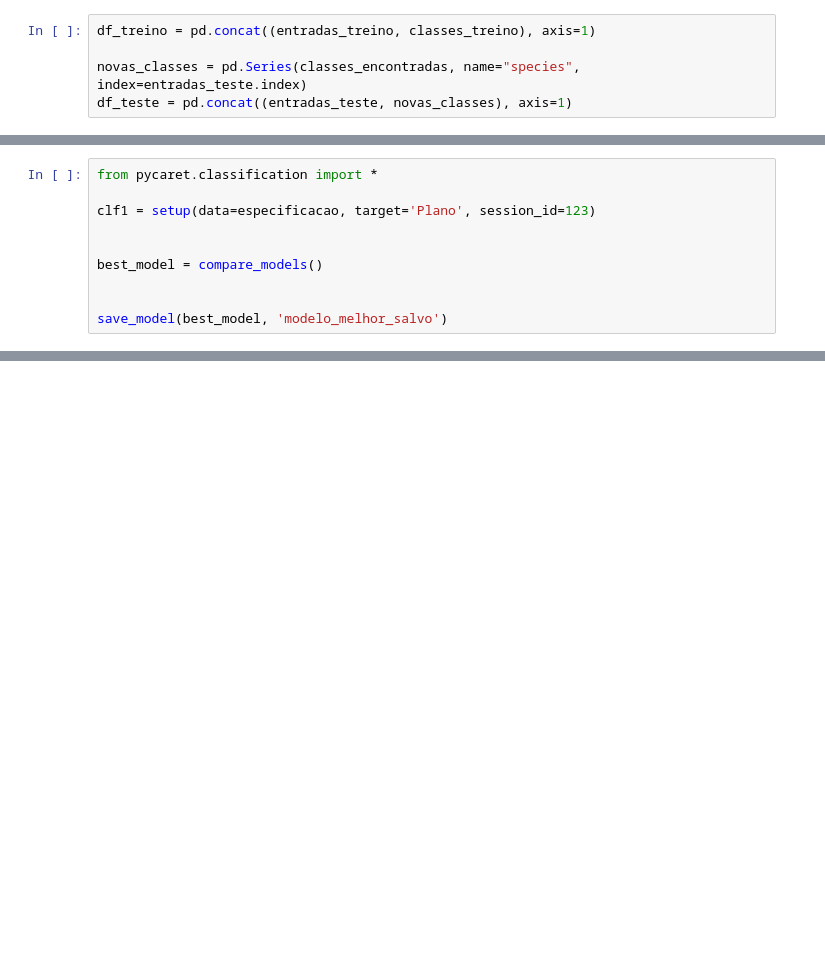
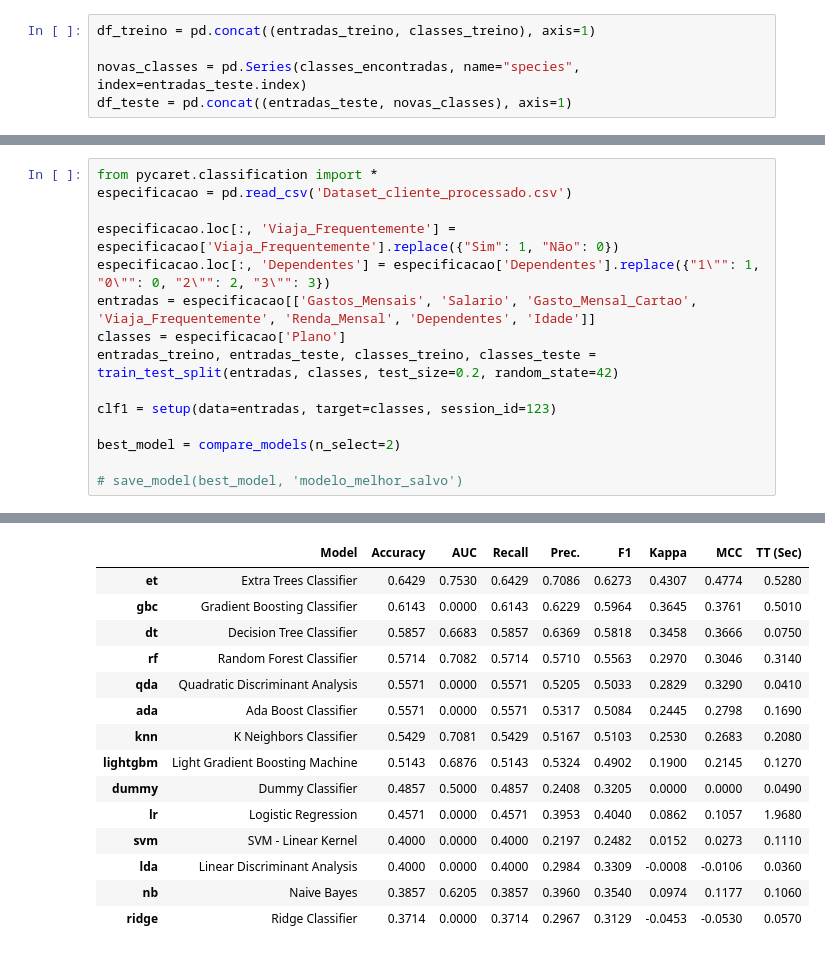
Before and after one commit to gabrielmendesoficial/cgeniusIA, a Jupyter notebook: tratamento_dados.ipynb, the cells around one changed output, grey strips where cells are left out. Cells and saved outputs as stored; diff of their text form; blank space fills up the shorter version.

```diff
--- a/tratamento_dados.ipynb
+++ b/tratamento_dados.ipynb
@@ -187,10 +304,16 @@ print(f'Matriz de Confusão:\n{matriz_confusao}')
-# %%
-from pycaret.classification import *
-
-clf1 = setup(data=especificacao, target='Plano', session_id=123)
-
-
-best_model = compare_models()
-
-
-save_model(best_model, 'modelo_melhor_salvo')
+# %%
+from pycaret.classification import *
+especificacao = pd.read_csv('Dataset_cliente_processado.csv')
+
+especificacao.loc[:, 'Viaja_Frequentemente'] = especificacao['Viaja_Frequentemente'].replace({"Sim": 1, "Não": 0})
+especificacao.loc[:, 'Dependentes'] = especificacao['Dependentes'].replace({"1\"": 1, "0\"": 0, "2\"": 2, "3\"": 3})
+entradas = especificacao[['Gastos_Mensais', 'Salario', 'Gasto_Mensal_Cartao', 'Viaja_Frequentemente', 'Renda_Mensal', 'Dependentes', 'Idade']]
+classes = especificacao['Plano']
+entradas_treino, entradas_teste, classes_treino, classes_teste = train_test_split(entradas, classes, test_size=0.2, random_state=42)
+
+clf1 = setup(data=entradas, target=classes, session_id=123)
+
+best_model = compare_models(n_select=2)
+
+# save_model(best_model, 'modelo_melhor_salvo')
+# %% [output]
@@ -196,0 +338,15 @@ save_model(best_model, 'modelo_melhor_salvo')
+|  | Model | Accuracy | AUC | Recall | Prec. | F1 | Kappa | MCC | TT (Sec) |
+| et | Extra Trees Classifier | 0.6429 | 0.7530 | 0.6429 | 0.7086 | 0.6273 | 0.4307 | 0.4774 | 0.5280 |
+| gbc | Gradient Boosting Classifier | 0.6143 | 0.0000 | 0.6143 | 0.6229 | 0.5964 | 0.3645 | 0.3761 | 0.5010 |
+| dt | Decision Tree Classifier | 0.5857 | 0.6683 | 0.5857 | 0.6369 | 0.5818 | 0.3458 | 0.3666 | 0.0750 |
+| rf | Random Forest Classifier | 0.5714 | 0.7082 | 0.5714 | 0.5710 | 0.5563 | 0.2970 | 0.3046 | 0.3140 |
+| qda | Quadratic Discriminant Analysis | 0.5571 | 0.0000 | 0.5571 | 0.5205 | 0.5033 | 0.2829 | 0.3290 | 0.0410 |
+| ada | Ada Boost Classifier | 0.5571 | 0.0000 | 0.5571 | 0.5317 | 0.5084 | 0.2445 | 0.2798 | 0.1690 |
+| knn | K Neighbors Classifier | 0.5429 | 0.7081 | 0.5429 | 0.5167 | 0.5103 | 0.2530 | 0.2683 | 0.2080 |
+| lightgbm | Light Gradient Boosting Machine | 0.5143 | 0.6876 | 0.5143 | 0.5324 | 0.4902 | 0.1900 | 0.2145 | 0.1270 |
+| dummy | Dummy Classifier | 0.4857 | 0.5000 | 0.4857 | 0.2408 | 0.3205 | 0.0000 | 0.0000 | 0.0490 |
+| lr | Logistic Regression | 0.4571 | 0.0000 | 0.4571 | 0.3953 | 0.4040 | 0.0862 | 0.1057 | 1.9680 |
+| svm | SVM - Linear Kernel | 0.4000 | 0.0000 | 0.4000 | 0.2197 | 0.2482 | 0.0152 | 0.0273 | 0.1110 |
+| lda | Linear Discriminant Analysis | 0.4000 | 0.0000 | 0.4000 | 0.2984 | 0.3309 | -0.0008 | -0.0106 | 0.0360 |
+| nb | Naive Bayes | 0.3857 | 0.6205 | 0.3857 | 0.3960 | 0.3540 | 0.0974 | 0.1177 | 0.1060 |
+| ridge | Ridge Classifier | 0.3714 | 0.0000 | 0.3714 | 0.2967 | 0.3129 | -0.0453 | -0.0530 | 0.0570 |
```
Also changed, not shown: parts of 28 cells of this notebook, 20 other files.
